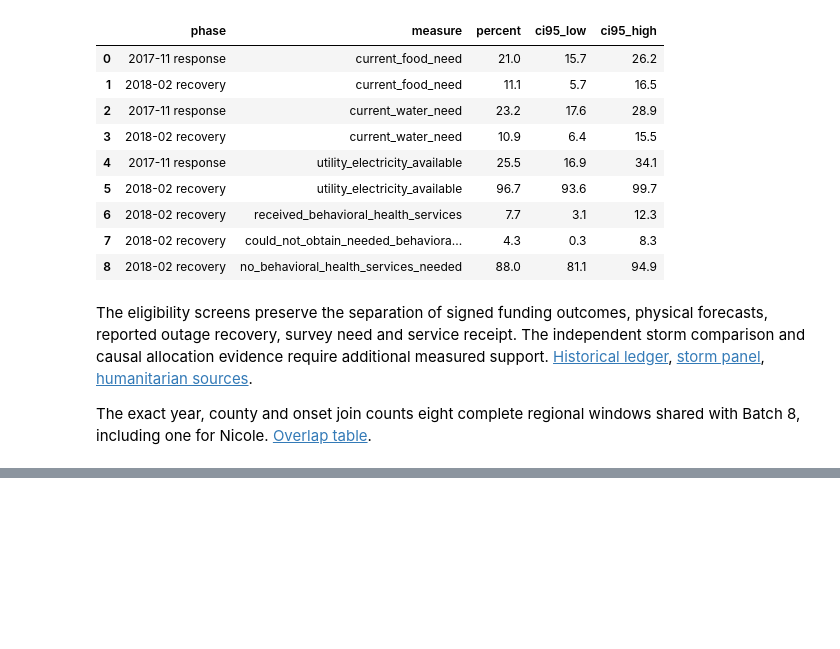
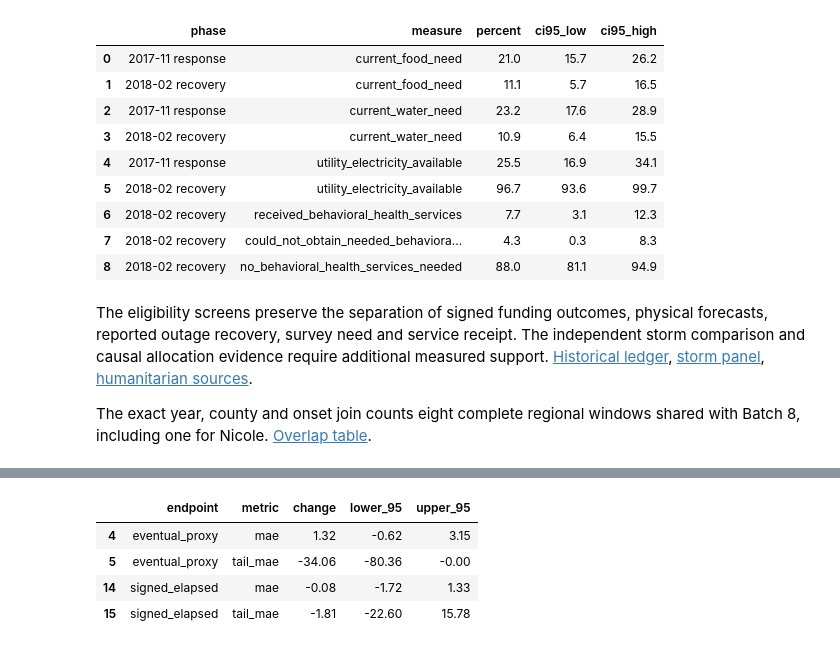
Before and after one commit to leonmarienga/ML-thesis, a Jupyter notebook: research/THESIS_REPRODUCTION.ipynb, the cells around one changed output, grey strips where cells are left out. Saved outputs shown, nothing was run; the diff lists cells and outputs as text; code cells hidden in the pictures; blank space fills up the shorter version.

```diff
--- a/research/THESIS_REPRODUCTION.ipynb
+++ b/research/THESIS_REPRODUCTION.ipynb
@@ -895,0 +939,11 @@ The exact year, county and onset join counts eight complete regional windows sha
+# %%
+paired = pd.read_csv(coverage / 'paired_changes.csv')
+subset = paired.query('arm == "nested_selected"').copy()
+subset[['change','lower_95','upper_95']] /= 1e6
+subset[['endpoint','metric','change','lower_95','upper_95']].round(2)
+# %% [output]
+|  | endpoint | metric | change | lower_95 | upper_95 |
+| 4 | eventual_proxy | mae | 1.32 | -0.62 | 3.15 |
+| 5 | eventual_proxy | tail_mae | -34.06 | -80.36 | -0.00 |
+| 14 | signed_elapsed | mae | -0.08 | -1.72 | 1.33 |
+| 15 | signed_elapsed | tail_mae | -1.81 | -22.60 | 15.78 |
```
Also changed, not shown: parts of 5 cells of this notebook, 33 other files.
